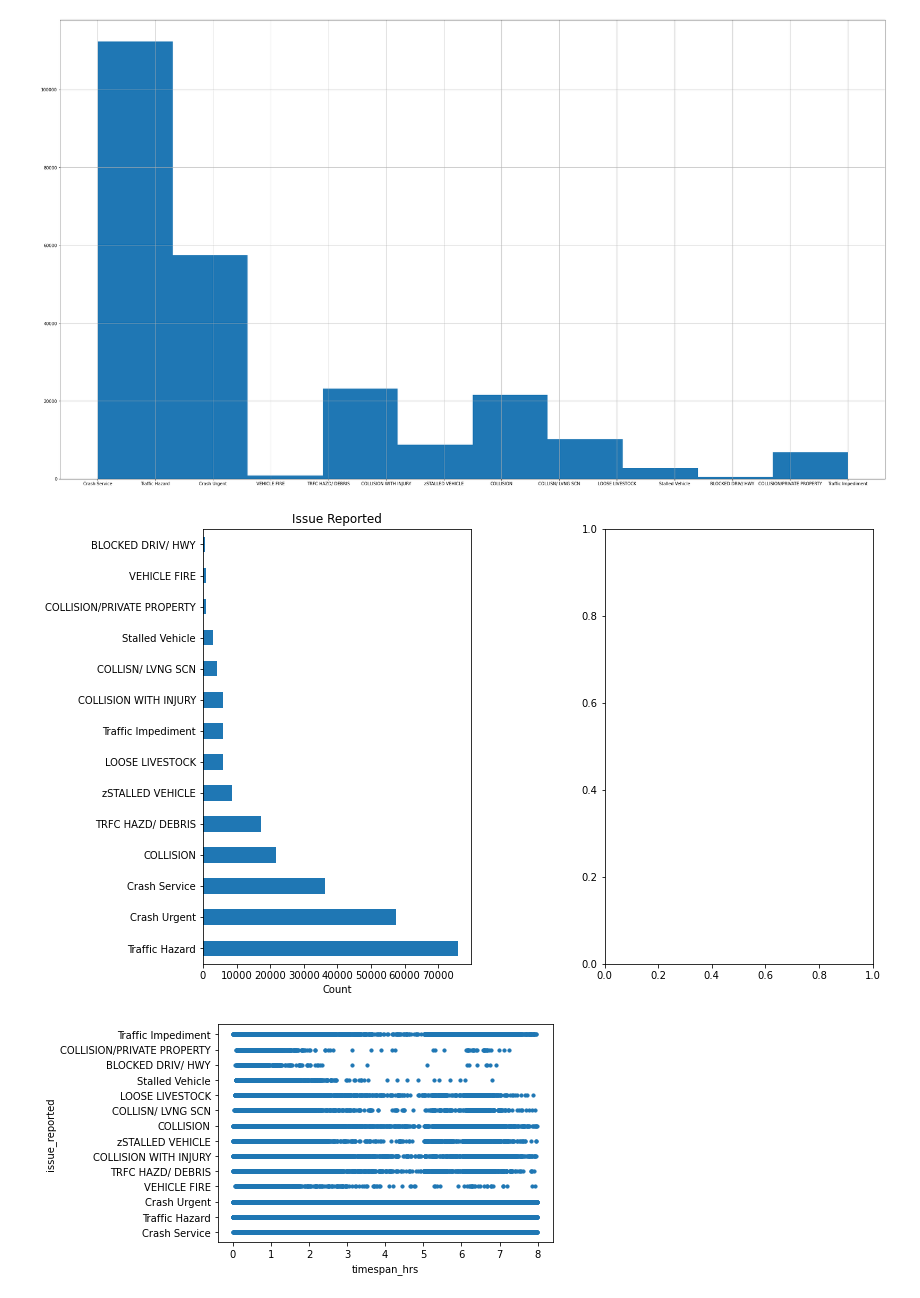
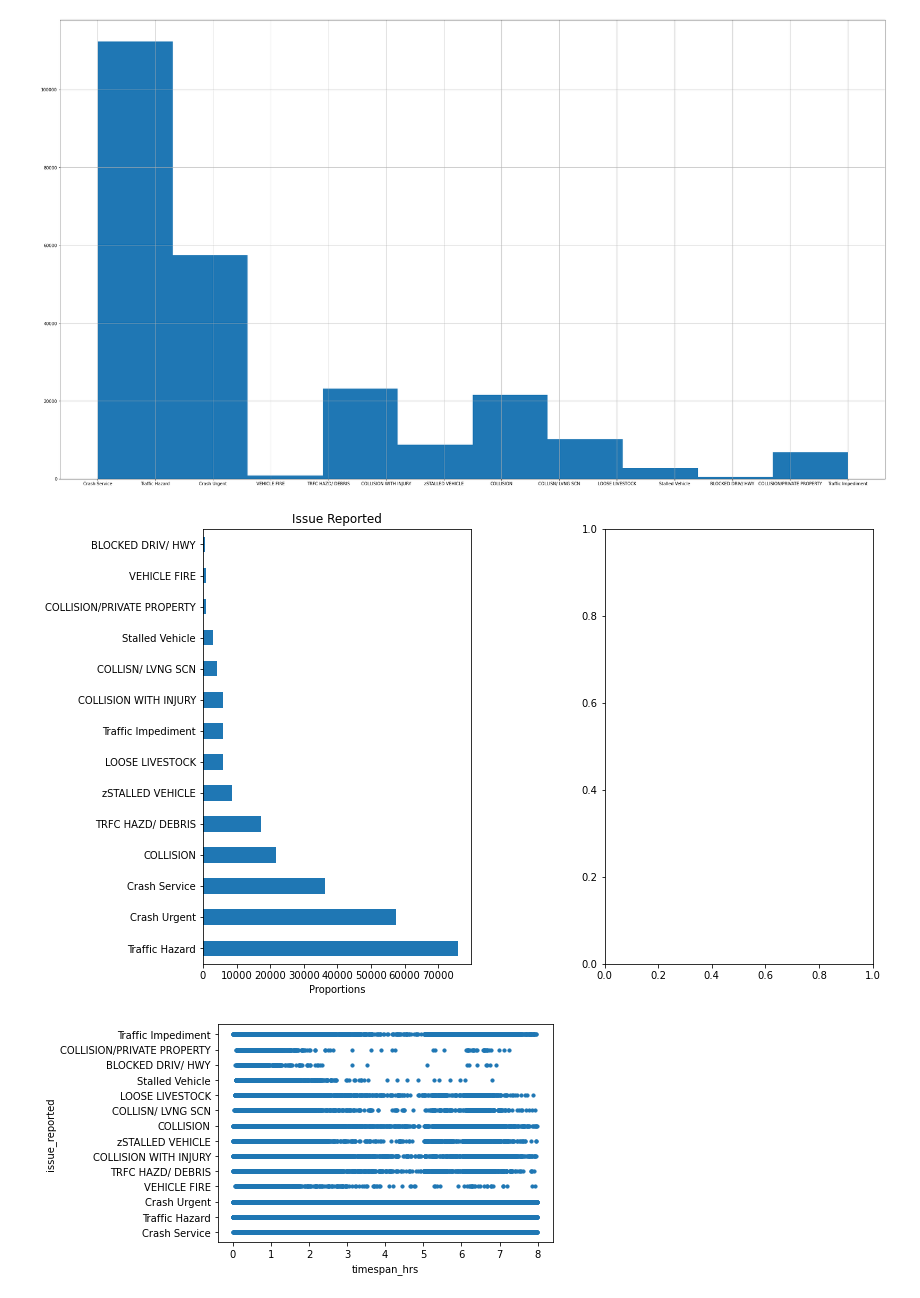
Before and after one commit to tomshields71/Real-Time_Traffic_Incident_Reports, a Jupyter notebook: Real-Time_Traffic_Incident_Reports.ipynb, the cells around one changed output. Drawn from its saved outputs; the diff is of its cells as text; code cells hidden in the pictures.

```diff
--- a/Real-Time_Traffic_Incident_Reports.ipynb
+++ b/Real-Time_Traffic_Incident_Reports.ipynb
@@ -10,5 +20,5 @@ from datetime import datetime
 # %%
-file = 'C:/Users/tomsh/OneDrive/Documents/Real-Time_Traffic_Incident_Reports/Real-Time_Traffic_Incident_Reports.csv'
+file = '/Users/tshields/Documents/GitHub/Real-Time_Traffic_Incident_Reports/Real-Time_Traffic_Incident_Reports.csv'
 # %%
 df = pd.read_csv(file, parse_dates=['Published Date', 'Status Date'])
 df.head()
@@ -447,11 +390,11 @@ plt.subplots_adjust(hspace=.5);
 # %%
 fig, ax = plt.subplots(nrows=1, ncols=2, figsize=(12, 8))
 df.issue_reported.value_counts().plot(kind='barh', ax=ax[0])
 ax[0].set_title('Issue Reported')
-ax[0].set_xlabel('Count')
+ax[0].set_xlabel('Proportions')
 plt.subplots_adjust(wspace=0.5);
 # %% [output]
-[figure, old version]
+[figure, new version]
 # %%
 #df.plot.line(x='timespan_min', y='issue_reported')
 #Why doesn't this work?
```
Also changed, not shown: parts of 41 cells of this notebook, 1 other file.
